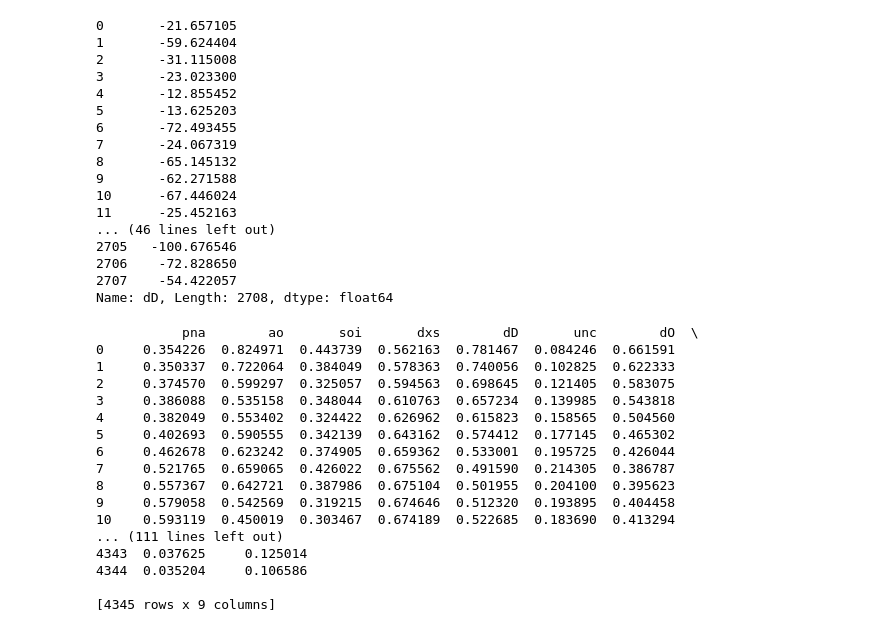
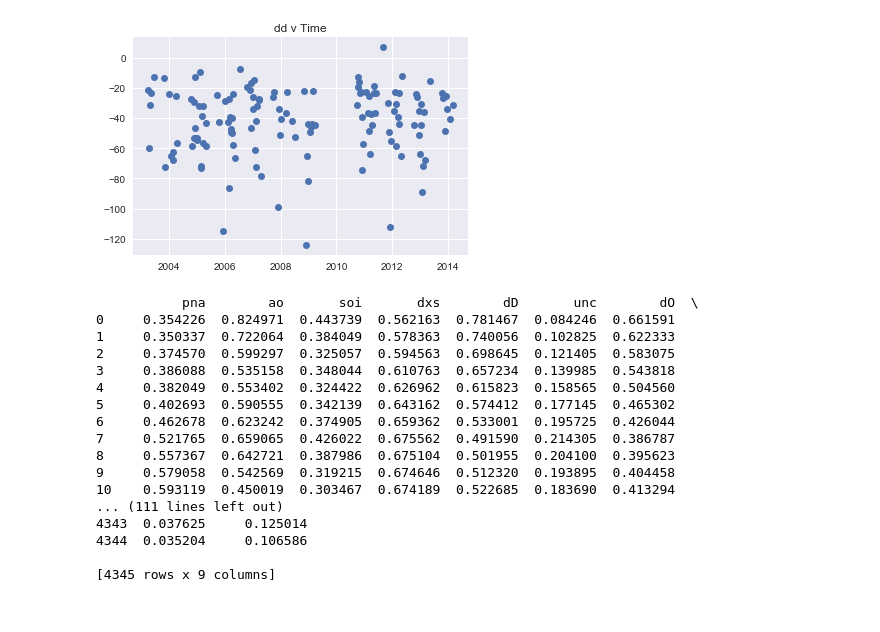
Before and after one commit to benbroks/IsotopeAnalysis, a Jupyter notebook: Multivariate Rolling Regression.ipynb, the cells around one changed output. Saved outputs shown, nothing was run; the diff lists cells and outputs as text; code cells hidden in the pictures.

```diff
--- a/Multivariate Rolling Regression.ipynb
+++ b/Multivariate Rolling Regression.ipynb
@@ -14,35 +14,20 @@ from statsmodels.tsa.arima_model import ARIMA
 # %%
 df = pd.read_csv('data/fullExpandedData.csv')
 uneditedDF = pd.read_csv('data/updated.csv')
-print(uneditedDF['dD'])
+plt.plot_date(uneditedDF['middate'][0:135], uneditedDF['dD'][0:135])
+plt.title('dd v Time')
 df['date'] = pd.to_datetime(df['date'])
 date = df['date']
 dates = date[0:3000]
 cvDate = date[3000:4347-2]
 df = df.drop(['date'], axis=1)
 df = df.dropna()
 min_max_scaler = preprocessing.MinMaxScaler()
 np_scaled = min_max_scaler.fit_transform(df[0:4347])
 df_normalized = pd.DataFrame(np_scaled)
 df_normalized.columns = ['pna','ao','soi','dxs','dD','unc','dO','unc.1','amount [mL]']
 # %% [output]
-0       -21.657105
-1       -59.624404
-2       -31.115008
-3       -23.023300
-4       -12.855452
-5       -13.625203
-6       -72.493455
-7       -24.067319
-8       -65.145132
-9       -62.271588
-10      -67.446024
-11      -25.452163
-... (46 lines left out)
-2705   -100.676546
-2706    -72.828650
-2707    -54.422057
-Name: dD, Length: 2708, dtype: float64
+[figure, added]
 # %%
 print(df_normalized)
 # %% [output]
```
Also changed, not shown: parts of 3 cells of this notebook.
